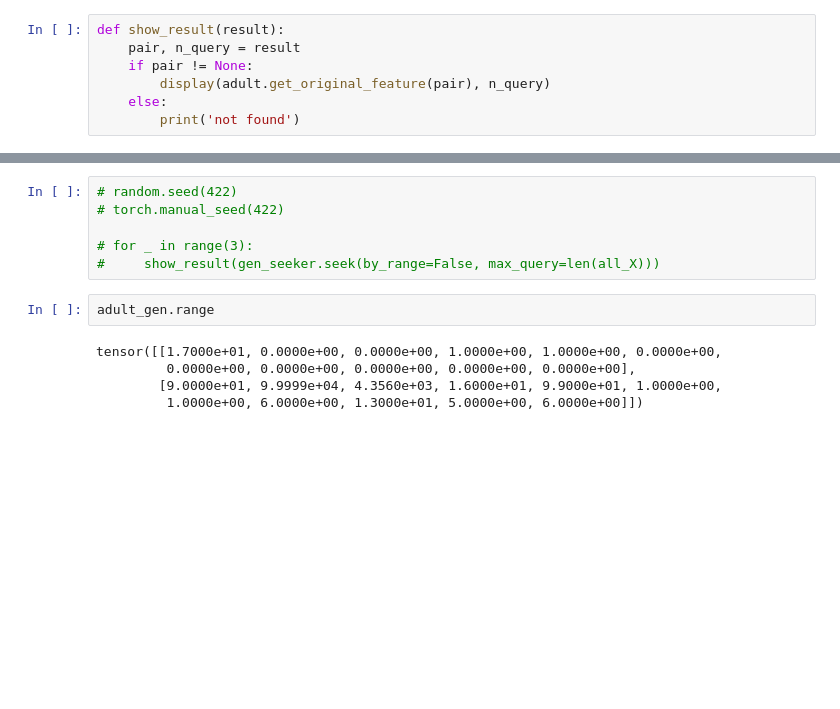
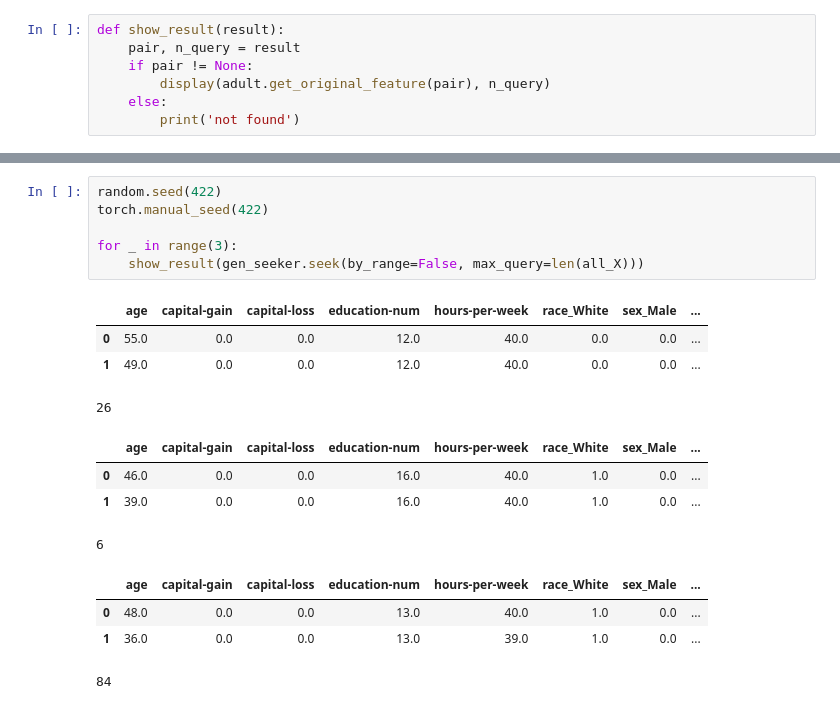
Before and after one commit to UnitDan/substantiating-for-fairness-auditing, a Jupyter notebook: seek.ipynb, the cells around one changed output, grey strips where cells are left out. Cells and saved outputs as stored; diff of their text form; blank space fills up the shorter version.

```diff
--- a/seek.ipynb
+++ b/seek.ipynb
@@ -161,13 +159,19 @@ def show_result(result):
 # %%
-# random.seed(422)
-# torch.manual_seed(422)
+random.seed(422)
+torch.manual_seed(422)
 
-# for _ in range(3):
-#     show_result(gen_seeker.seek(by_range=False, max_query=len(all_X)))
+for _ in range(3):
+    show_result(gen_seeker.seek(by_range=False, max_query=len(all_X)))
+# %% [output]
+|  | age | capital-gain | capital-loss | education-num | hours-per-week | race_White | sex_Male | ... |
+| 0 | 55.0 | 0.0 | 0.0 | 12.0 | 40.0 | 0.0 | 0.0 | ... |
+| 1 | 49.0 | 0.0 | 0.0 | 12.0 | 40.0 | 0.0 | 0.0 | ... |
+26
+|  | age | capital-gain | capital-loss | education-num | hours-per-week | race_White | sex_Male | ... |
+| 0 | 46.0 | 0.0 | 0.0 | 16.0 | 40.0 | 1.0 | 0.0 | ... |
+| 1 | 39.0 | 0.0 | 0.0 | 16.0 | 40.0 | 1.0 | 0.0 | ... |
+6
+|  | age | capital-gain | capital-loss | education-num | hours-per-week | race_White | sex_Male | ... |
+| 0 | 48.0 | 0.0 | 0.0 | 13.0 | 40.0 | 1.0 | 0.0 | ... |
+| 1 | 36.0 | 0.0 | 0.0 | 13.0 | 39.0 | 1.0 | 0.0 | ... |
+84
-# %%
-adult_gen.range
-# %% [output]
-tensor([[1.7000e+01, 0.0000e+00, 0.0000e+00, 1.0000e+00, 1.0000e+00, 0.0000e+00,
-         0.0000e+00, 0.0000e+00, 0.0000e+00, 0.0000e+00, 0.0000e+00],
-        [9.0000e+01, 9.9999e+04, 4.3560e+03, 1.6000e+01, 9.9000e+01, 1.0000e+00,
-         1.0000e+00, 6.0000e+00, 1.3000e+01, 5.0000e+00, 6.0000e+00]])
```
Also changed, not shown: parts of 20 cells of this notebook, 11 other files.
